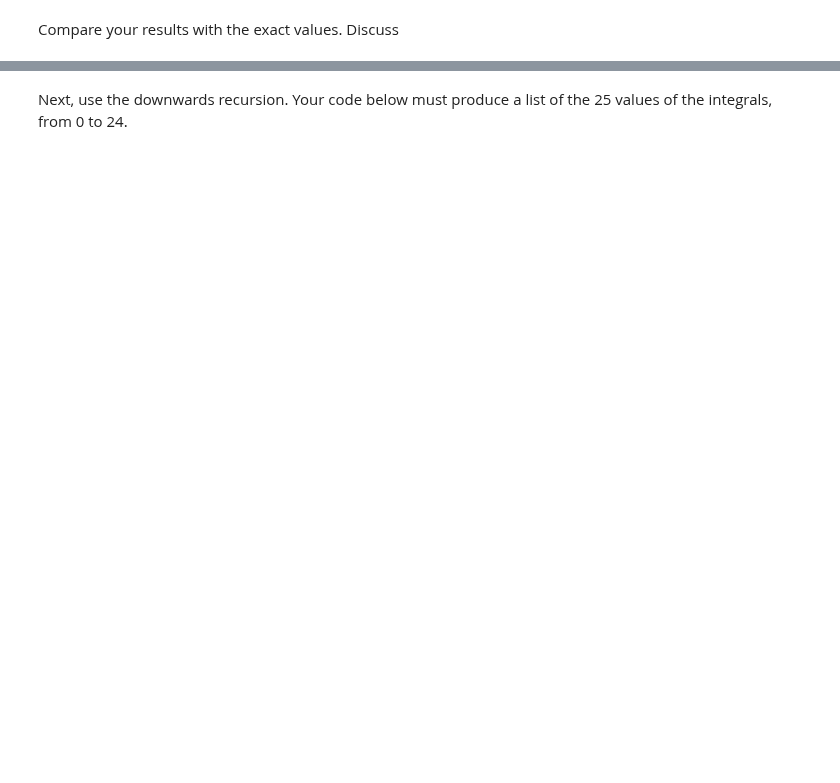
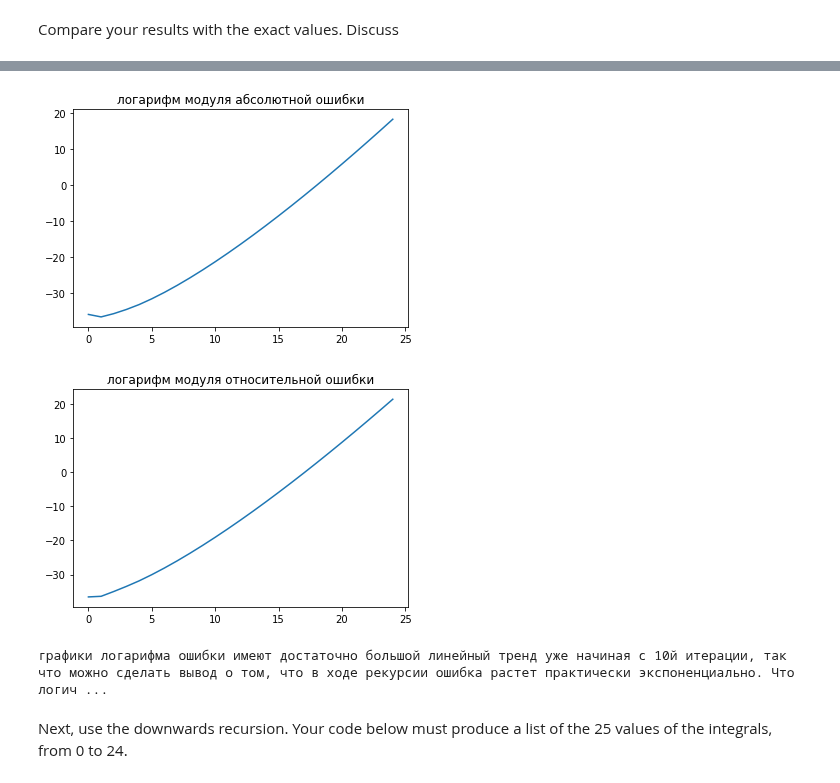
Before and after one commit to ev-br/CP2020, a Jupyter notebook: week_0_recurrence.ipynb, the cells around one changed output, grey strips where cells are left out. Saved outputs shown, nothing was run; the diff lists cells and outputs as text; code cells hidden in the pictures; blank space fills up the shorter version.

```diff
--- a/week_0_recurrence.ipynb
+++ b/week_0_recurrence.ipynb
@@ -34,0 +37,12 @@ def upwards_recursion(n):
+# %%
+def upwards_recursion(n):
+    """Compute the integrals using the upwards recursion."""
+    def temp(i):
+        if i == 0:
+            return np.exp(1) - 1
+        return i * temp(i - 1) - 1
+    x = np.arange(n)
+    z = np.zeros(n)
+    for i in range (n):
+        z[i] = temp(x[i])
+    return z
@@ -46,2 +90,14 @@ assert_allclose(values, exact)
+# %%
+plt.plot(np.log(abs(exact-upwards_recursion(25))))
+plt.title('логарифм модуля абсолютной ошибки')
+plt.show()
+plt.plot(np.log(abs(exact-upwards_recursion(25))/exact))
+plt.title('логарифм модуля относительной ошибки')
+plt.show()
+print( 'графики логарифма ошибки имеют достаточно большой линейный тренд уже начиная с 10й итерации, так что можно сделать вывод о том, что в ходе рекурсии ошибка растет практически экспоненциально. Что логично, по причине того, что исходя из математической модели ошибка с (n-1)-го шага умножается на n. В силу этого ошибка будет расти как факториал, который при разложении по ф-ле Стирлинга дает экспоненту')
+# %% [output]
+[figure, added]
+[figure, added]
+графики логарифма ошибки имеют достаточно большой линейный тренд уже начиная с 10й итерации, так что можно сделать вывод о том, что в ходе рекурсии ошибка растет практически экспоненциально. Что логич ...
 # %% [markdown]
 Next, use the downwards recursion. Your code below must produce a list of the 25 values of the integrals, from 0 to 24.
```
Also changed, not shown: parts of 12 cells of this notebook.
